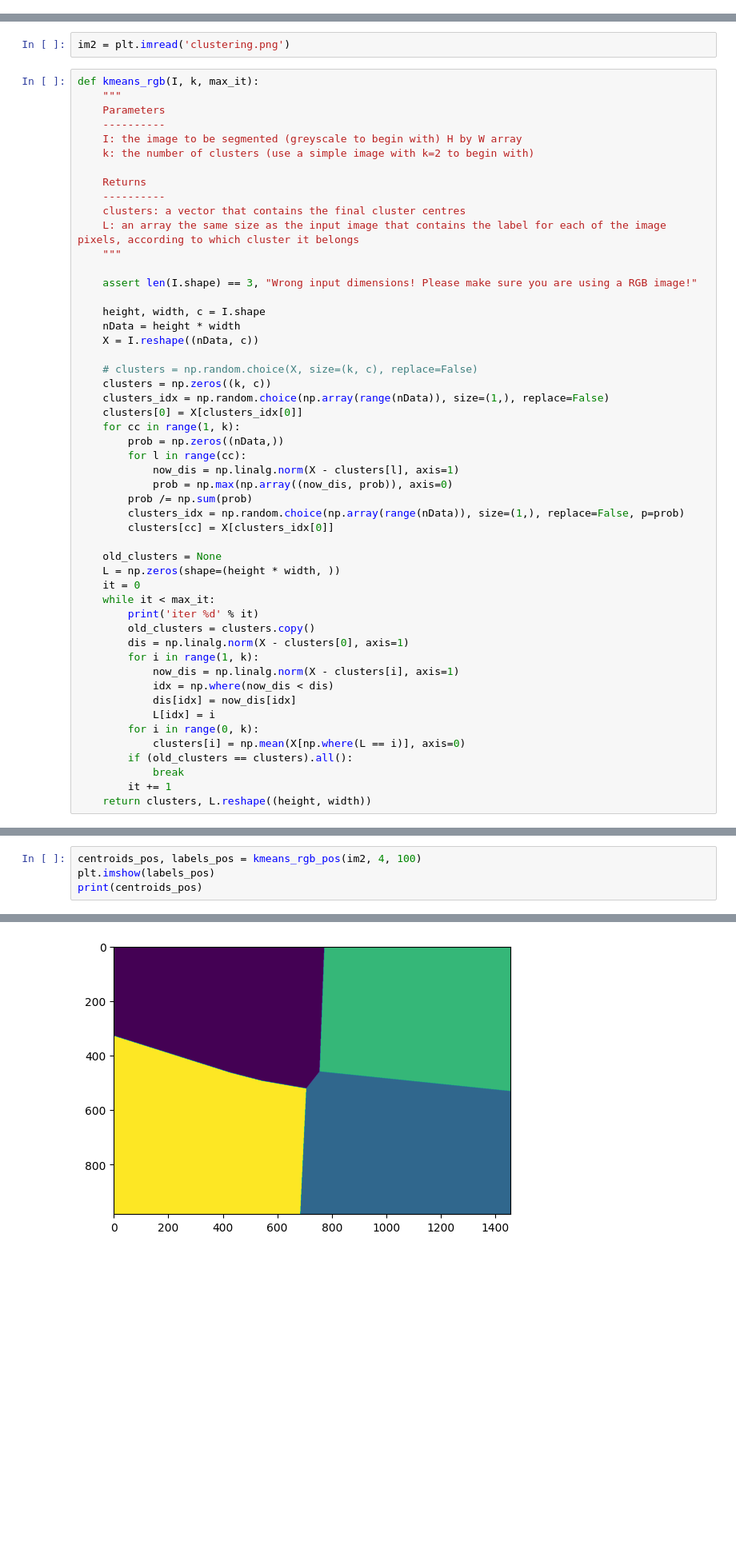
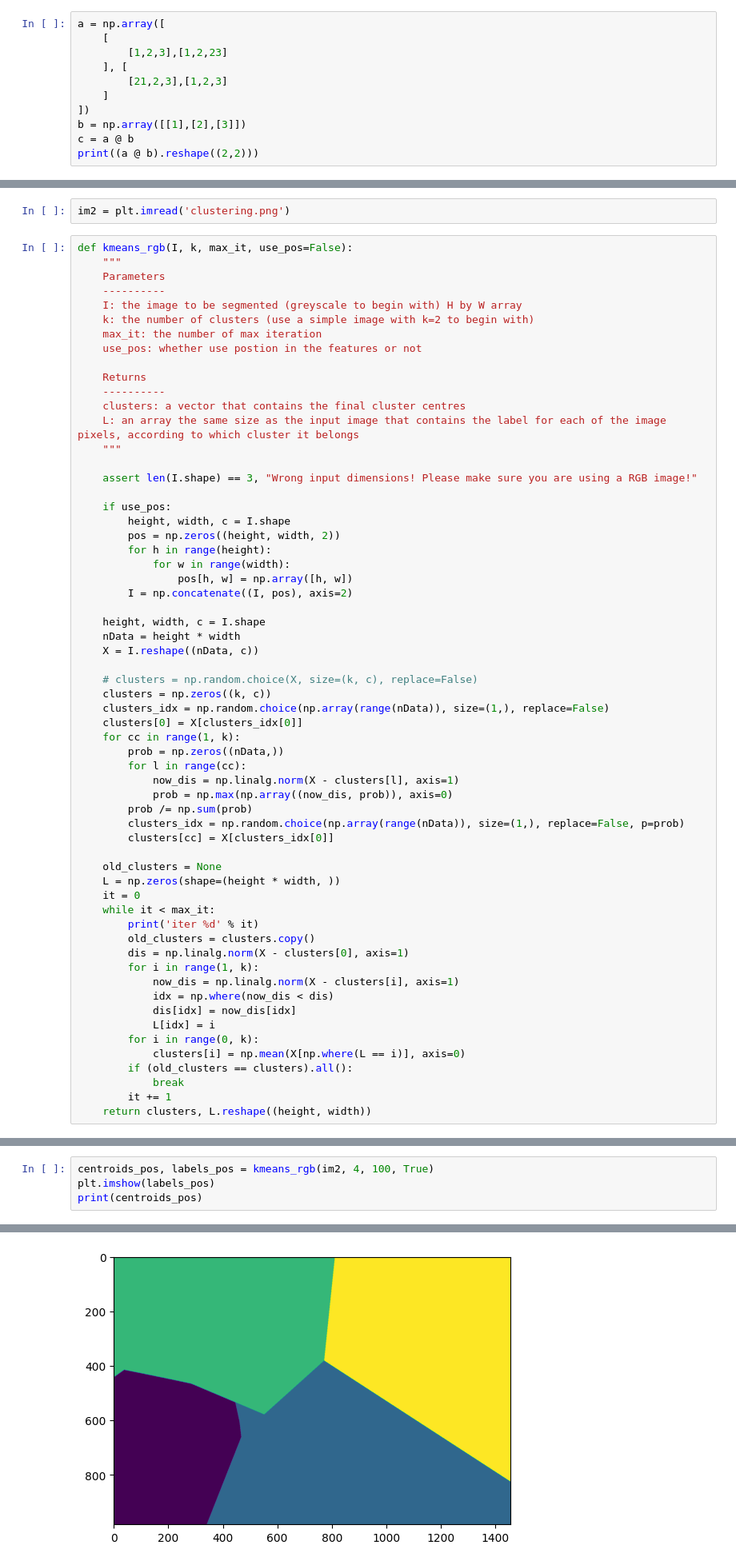
Before and after one commit to lucieniii/UCL-IP-2022, a Jupyter notebook: Practical1/Practicial1.ipynb, the cells around one changed output, grey strips where cells are left out. Shown at 80% size. Drawn from its saved outputs; the diff is of its cells as text; blank space fills up the shorter version.

```diff
--- a/Practical1/Practicial1.ipynb
+++ b/Practical1/Practicial1.ipynb
@@ -22,0 +18,11 @@ def RGB2Gray(im, weight):
+# %%
+a = np.array([
+    [
+        [1,2,3],[1,2,23]
+    ], [
+        [21,2,3],[1,2,3]
+    ]
+])
+b = np.array([[1],[2],[3]])
+c = a @ b
+print((a @ b).reshape((2,2)))
@@ -143,12 +203,14 @@ Answer:
 # %%
 im2 = plt.imread('clustering.png')
 # %%
-def kmeans_rgb(I, k, max_it):
+def kmeans_rgb(I, k, max_it, use_pos=False):
     """
     Parameters
     ----------
     I: the image to be segmented (greyscale to begin with) H by W array
     k: the number of clusters (use a simple image with k=2 to begin with)
+    max_it: the number of max iteration
+    use_pos: whether use postion in the features or not
 
     Returns
     ----------
@@ -157,6 +219,14 @@ def kmeans_rgb(I, k, max_it):
     """
 
     assert len(I.shape) == 3, "Wrong input dimensions! Please make sure you are using a RGB image!"
+
+    if use_pos:
+        height, width, c = I.shape
+        pos = np.zeros((height, width, 2))
+        for h in range(height):
+            for w in range(width):
+                pos[h, w] = np.array([h, w])
+        I = np.concatenate((I, pos), axis=2)
 
     height, width, c = I.shape
     nData = height * width
@@ -277,5 +289,5 @@ def kmeans_rgb_pos(I, k, max_it):
 # %%
-centroids_pos, labels_pos = kmeans_rgb_pos(im2, 4, 100)
+centroids_pos, labels_pos = kmeans_rgb(im2, 4, 100, True)
 plt.imshow(labels_pos)
 print(centroids_pos)
 # %% [output]
@@ -299 +311 @@ iter 11
-[figure, old version]
+[figure, new version]
```
Also changed, not shown: parts of 36 cells of this notebook, 2 other files.
